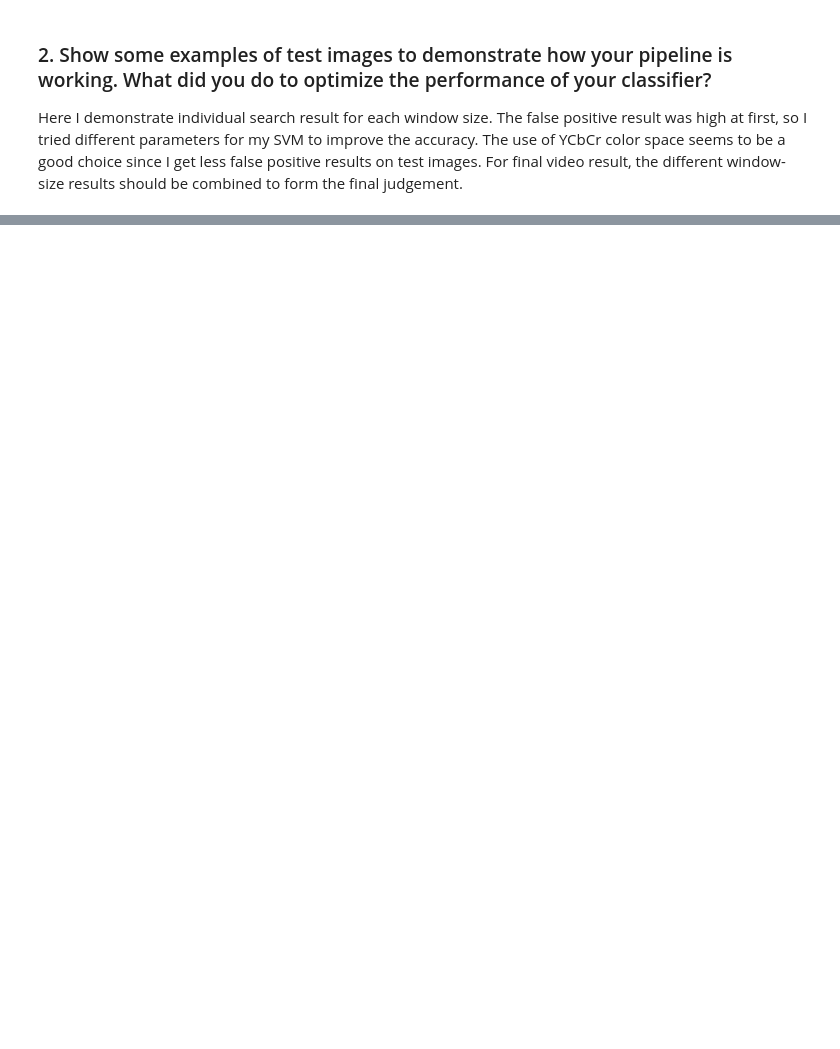
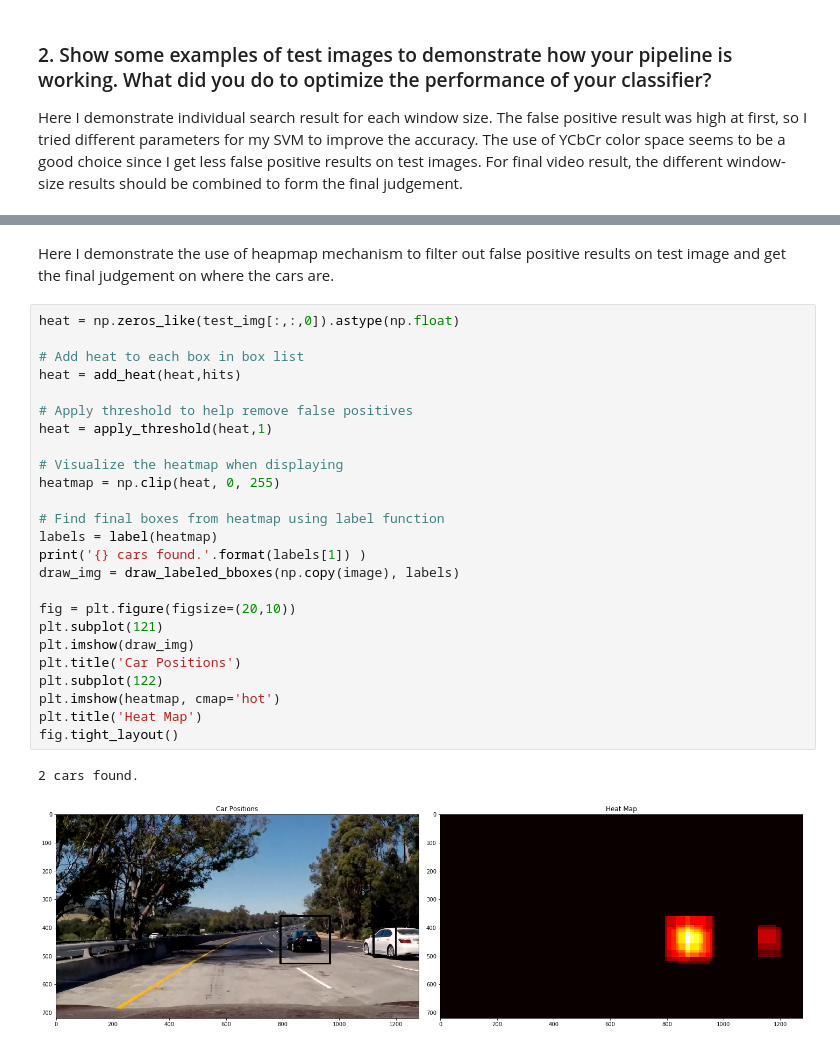
Before and after one commit to markandlw/CarND-Vehicle-Detection, a Jupyter notebook: report.ipynb, the cells around one changed output, grey strips where cells are left out. Saved outputs shown, nothing was run; the diff lists cells and outputs as text; blank space fills up the shorter version.

```diff
--- a/report.ipynb
+++ b/report.ipynb
@@ -252,0 +256,30 @@ for count,windows in enumerate(multi_windows):
+# %% [markdown]
+Here I demonstrate the use of heapmap mechanism to filter out false positive results on test image and get the final judgement on where the cars are.
+# %%
+heat = np.zeros_like(test_img[:,:,0]).astype(np.float)
+
+# Add heat to each box in box list
+heat = add_heat(heat,hits)
+
+# Apply threshold to help remove false positives
+heat = apply_threshold(heat,1)
+
+# Visualize the heatmap when displaying
+heatmap = np.clip(heat, 0, 255)
+
+# Find final boxes from heatmap using label function
+labels = label(heatmap)
+print('{} cars found.'.format(labels[1]) )
+draw_img = draw_labeled_bboxes(np.copy(image), labels)
+
+fig = plt.figure(figsize=(20,10))
+plt.subplot(121)
+plt.imshow(draw_img)
+plt.title('Car Positions')
+plt.subplot(122)
+plt.imshow(heatmap, cmap='hot')
+plt.title('Heat Map')
+fig.tight_layout()
+# %% [output]
+2 cars found.
+[figure, added]
```
Also changed, not shown: parts of 12 cells of this notebook, 2 other files.
